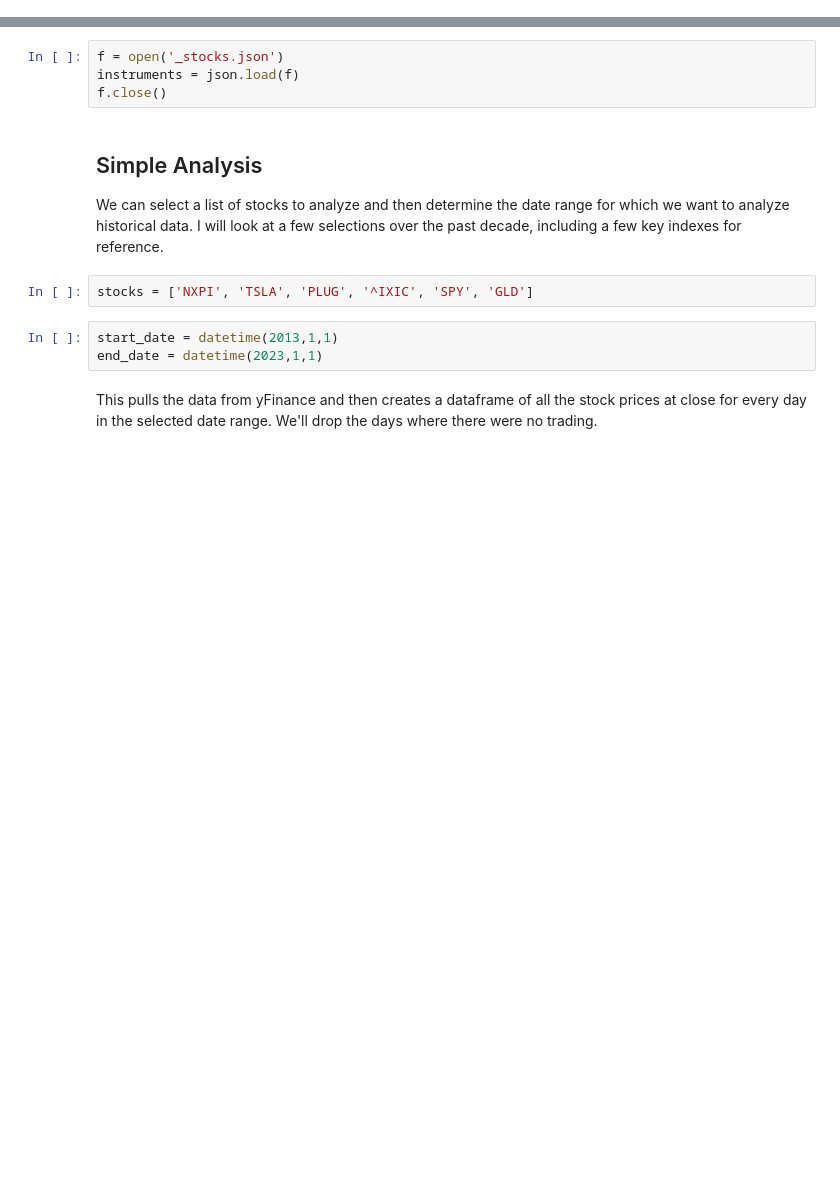
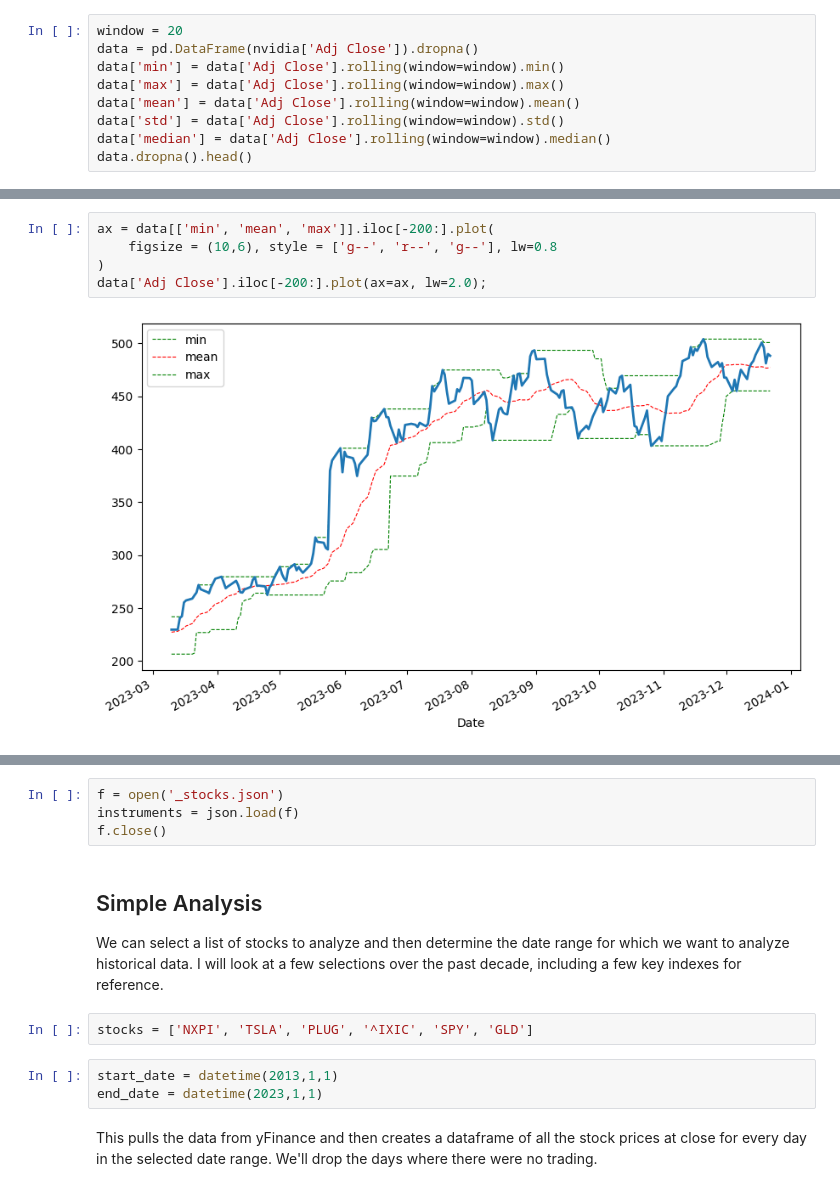
Before and after one commit to mackertp/finance-py, a Jupyter notebook: research/yfinance.ipynb, the cells around one changed output, grey strips where cells are left out. Cells and saved outputs as stored; diff of their text form; blank space fills up the shorter version.

```diff
--- a/research/yfinance.ipynb
+++ b/research/yfinance.ipynb
@@ -13,0 +130,9 @@ import json
+# %%
+window = 20
+data = pd.DataFrame(nvidia['Adj Close']).dropna()
+data['min'] = data['Adj Close'].rolling(window=window).min()
+data['max'] = data['Adj Close'].rolling(window=window).max()
+data['mean'] = data['Adj Close'].rolling(window=window).mean()
+data['std'] = data['Adj Close'].rolling(window=window).std()
+data['median'] = data['Adj Close'].rolling(window=window).median()
+data.dropna().head()
@@ -13,0 +147,7 @@ import json
+# %%
+ax = data[['min', 'mean', 'max']].iloc[-200:].plot(
+    figsize = (10,6), style = ['g--', 'r--', 'g--'], lw=0.8
+)
+data['Adj Close'].iloc[-200:].plot(ax=ax, lw=2.0);
+# %% [output]
+[figure, added]
```
Also changed, not shown: parts of 42 cells of this notebook, 3 other files.
